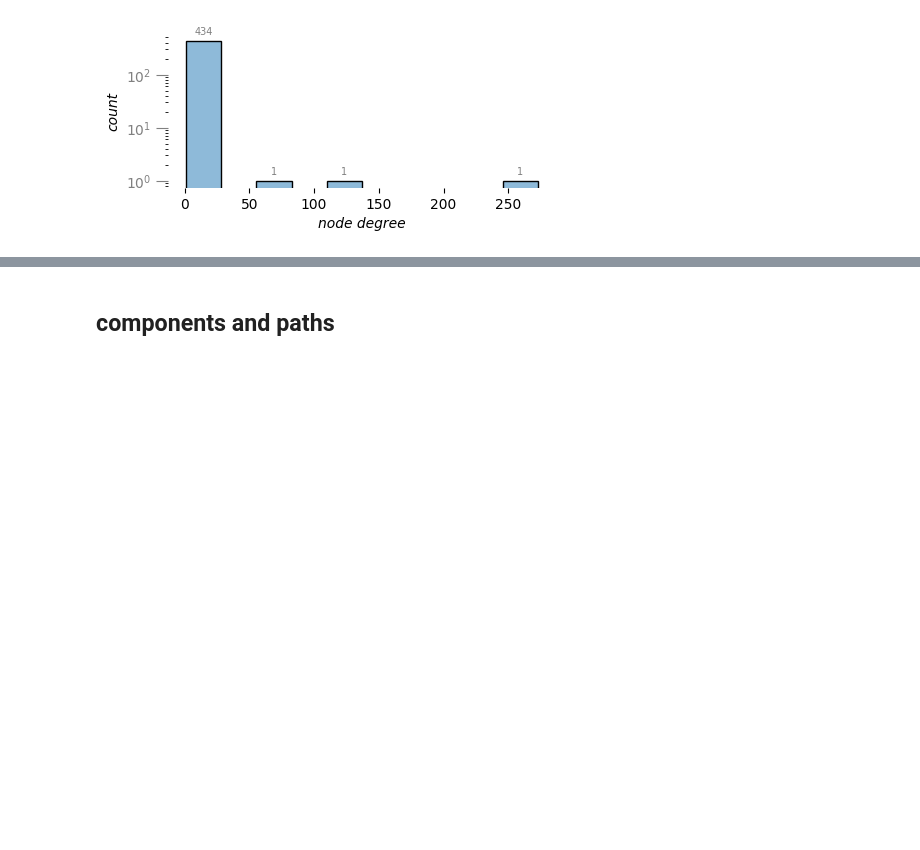
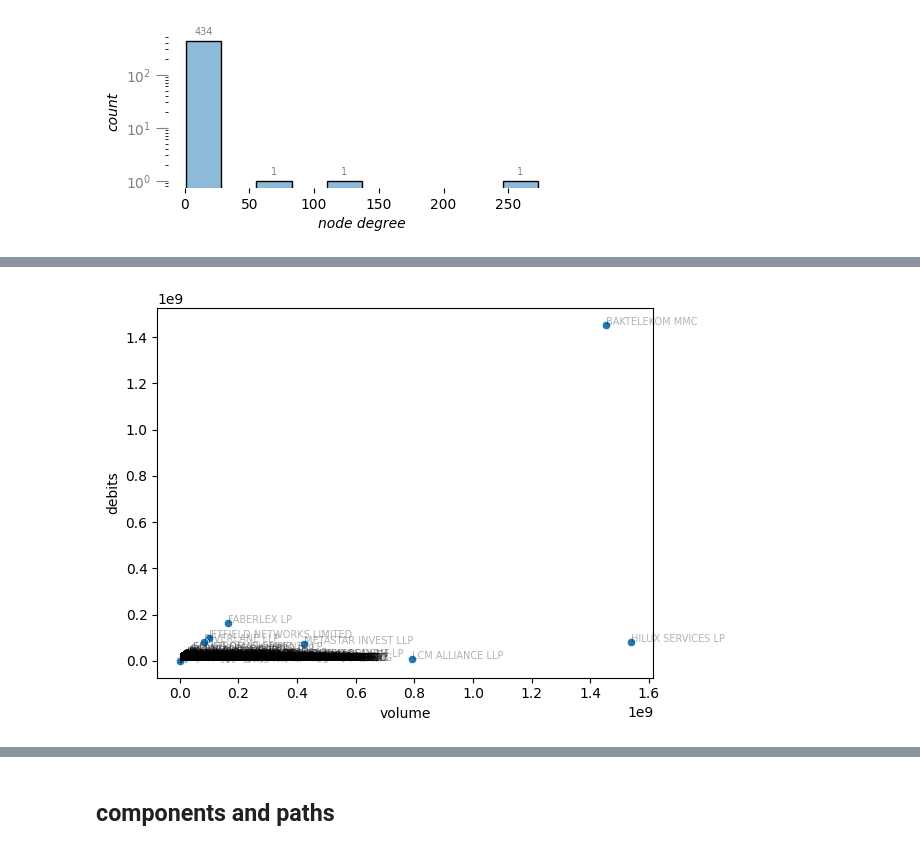
Before and after one commit to DerwenAI/kleptosyn, a Jupyter notebook: occrp.ipynb, the cells around one changed output, grey strips where cells are left out. Cells and saved outputs as stored; diff of their text form; code cells hidden in the pictures; blank space fills up the shorter version.

```diff
--- a/occrp.ipynb
+++ b/occrp.ipynb
@@ -394,0 +401,13 @@ plt.show()
+# %%
+x: list = df_nodes["volume"].to_list()
+y: list = df_nodes["debits"].to_list()
+labels: list = df_nodes["name"].to_list()
+
+sns.scatterplot(data = df_nodes, x = "volume", y = "debits")
+
+for i, label in enumerate(labels):
+    plt.annotate(label, (x[i], y[i]), alpha = 0.3, fontsize = 7)
+
+plt.show()
+# %% [output]
+[figure, added]
```
Also changed, not shown: parts of 37 cells of this notebook.
